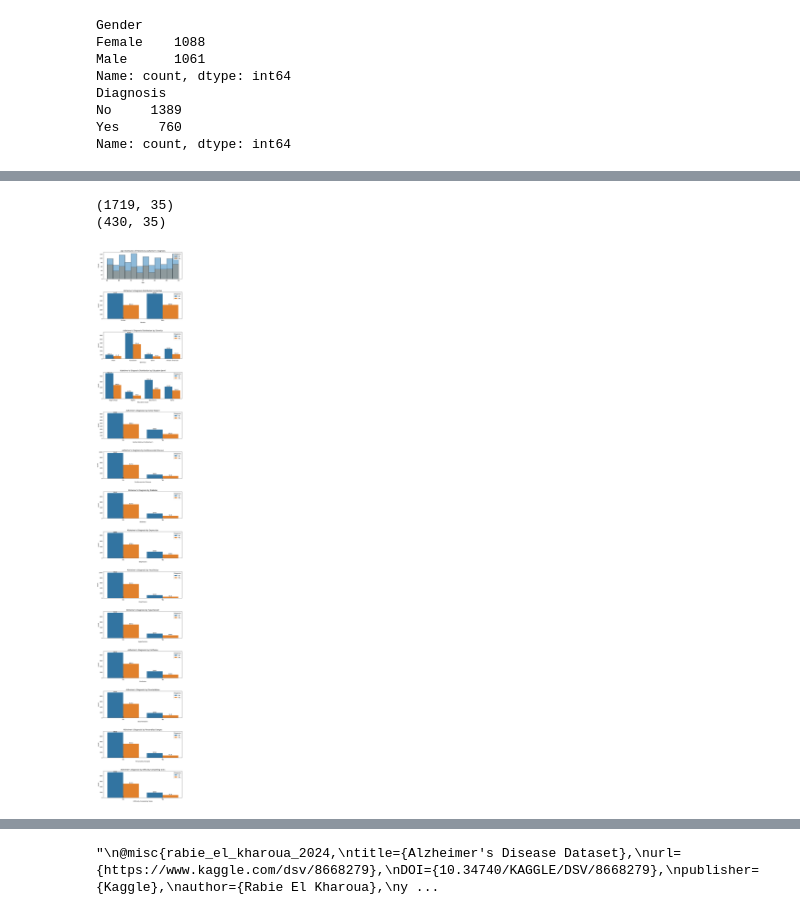
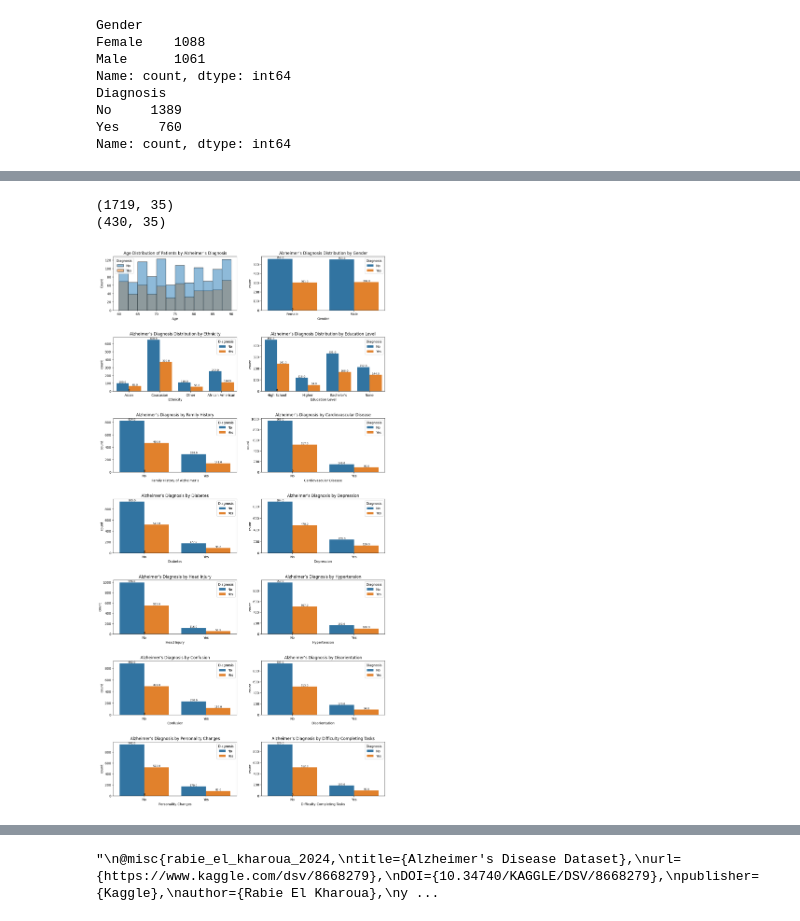
Before and after one commit to vivhoang84/DS-Alzheimer-Prediction, a Jupyter notebook: Alzheimer.ipynb, the cells around one changed output, grey strips where cells are left out. Cells and saved outputs as stored; diff of their text form; code cells hidden in the pictures.

```diff
--- a/Alzheimer.ipynb
+++ b/Alzheimer.ipynb
@@ -157,7 +159,8 @@ np.int64(0)
 # %%
 # Dataset Visualizations
 
-fig, axes = plt.subplots(14, 1, figsize=(10, 70))  # Adjusted the number of subplots for all 14 categories
+fig, axes = plt.subplots(7, 2, figsize=(15, 30))  # Adjusted the number of subplots for all 14 categories
+axes = axes.flatten()
 
 # Plot information for Age, Gender, Ethnicity, Education Level, and other categorical features
 plots_info = [
@@ -174,32 +177,32 @@ plots_info = [
     (sns.countplot, "Confusion", "Confusion", "Alzheimer’s Diagnosis by Confusion"),
     (sns.countplot, "Disorientation", "Disorientation", "Alzheimer’s Diagnosis by Disorientation"),
     (sns.countplot, "PersonalityChanges", "Personality Changes", "Alzheimer’s Diagnosis by Personality Changes"),
     (sns.countplot, "DifficultyCompletingTasks", "Difficulty Completing Tasks", "Alzheimer’s Diagnosis by Difficulty Completing Tasks"),
     (sns.countplot, "Forgetfulness", "Forgetfulness", "Alzheimer’s Diagnosis by Forgetfulness")
 ]
 
 # Splitting data into training and testing sets
 train_alzheimer, test_alzheimer = train_test_split(alz, test_size=0.2, random_state=42)
 print(train_alzheimer.shape)
 print(test_alzheimer.shape)
 
 # Function to add labels to countplots
 def add_labels(ax):
     for p in ax.patches:
         ax.annotate(f'{p.get_height()}', (p.get_x() + p.get_width() / 2., p.get_height()),
-                    ha='center', va='bottom', fontsize=10, color='black')
+                    ha='center', va='bottom', fontsize=8, color='black')
 
 # Adjust space between plots
 plt.subplots_adjust(hspace=0.5)
 
 # Create plots for all categories
 for ax, (plot_func, column, xlabel, title) in zip(axes, plots_info):
     plot_func(data=train_alzheimer, x=column, hue="Diagnosis", ax=ax)
     if plot_func == sns.countplot:
         add_labels(ax)  # Add labels to countplots
     ax.set_xlabel(xlabel)
     ax.set_title(title)
 # %% [output]
 (1719, 35)
 (430, 35)
-[figure, old version]
+[figure, new version]
```
Also changed, not shown: parts of 6 cells of this notebook.
